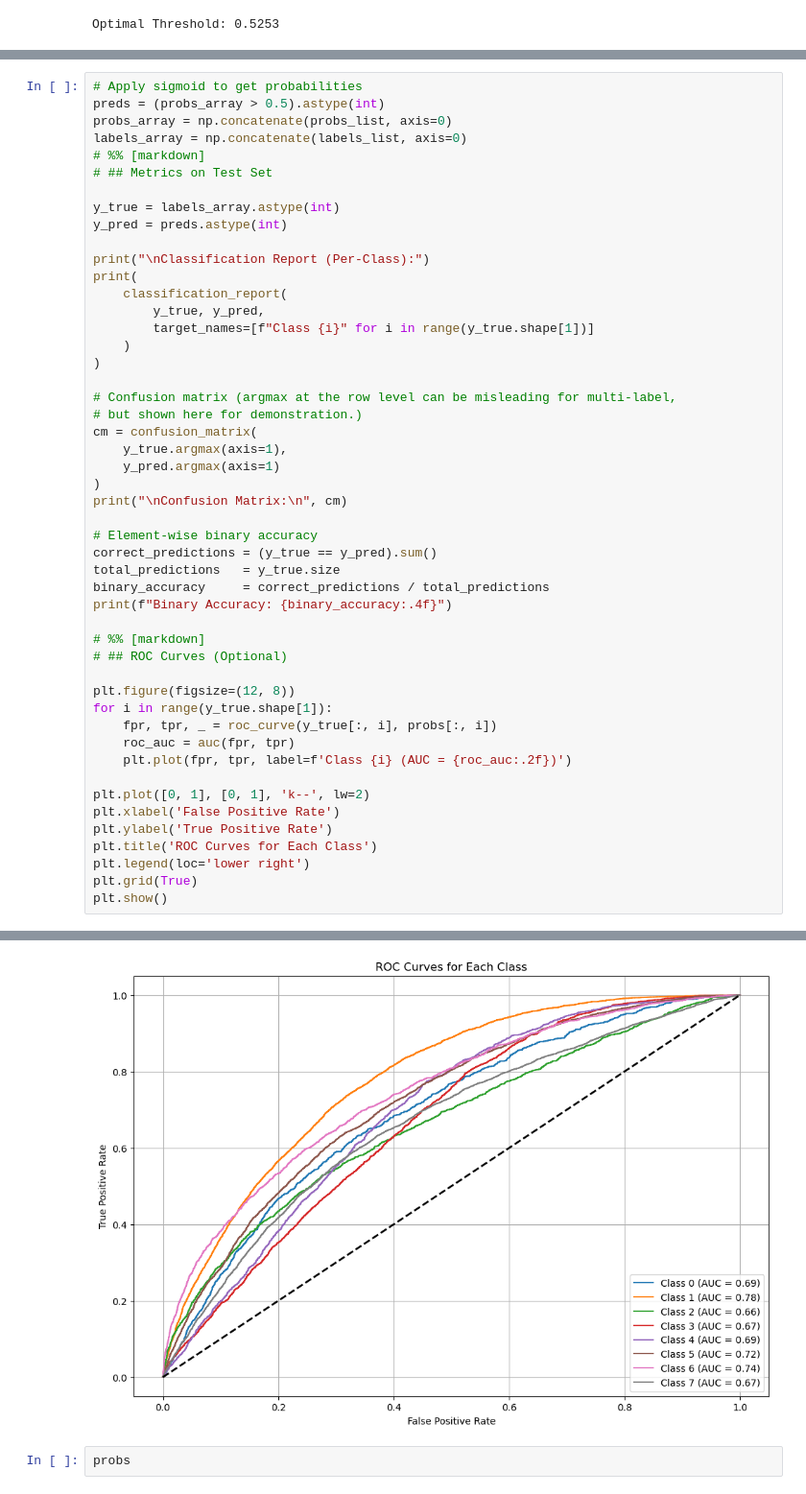
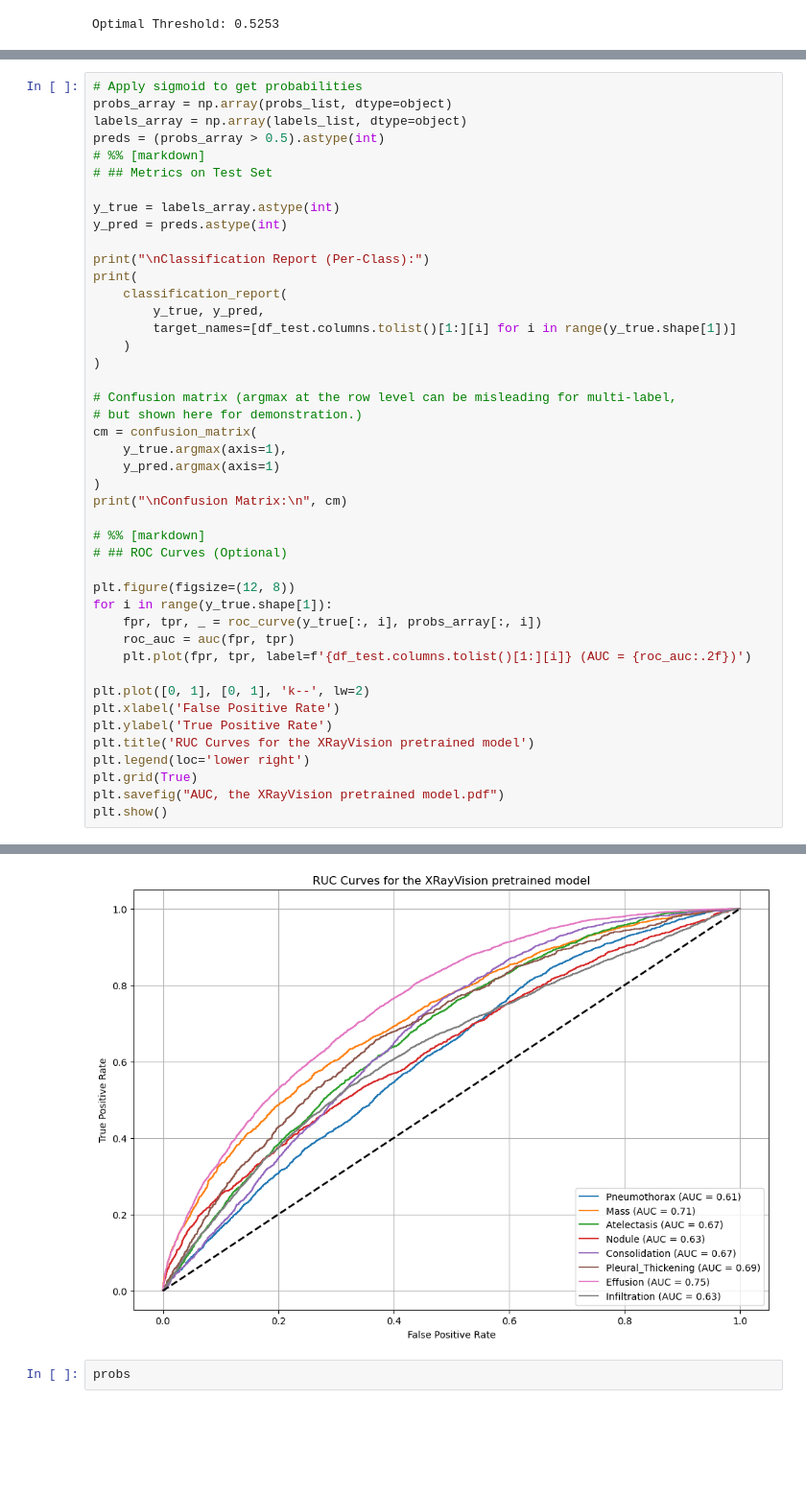
Before and after one commit to LaskawiecPiotr/X-ray-disease-detection, a Jupyter notebook: x-rayvision copy.ipynb, the cells around one changed output, grey strips where cells are left out. Shown at 96% size. Drawn from its saved outputs; the diff is of its cells as text; blank space fills up the shorter version.

Commit message:
Figures

```diff
--- a/x-rayvision copy.ipynb
+++ b/x-rayvision copy.ipynb
@@ -178,8 +163,8 @@ Optimal Threshold: 0.5253
 # %%
 # Apply sigmoid to get probabilities
+probs_array = np.array(probs_list, dtype=object)
+labels_array = np.array(labels_list, dtype=object)
 preds = (probs_array > 0.5).astype(int)
-probs_array = np.concatenate(probs_list, axis=0)
-labels_array = np.concatenate(labels_list, axis=0)
 # %% [markdown]
 # ## Metrics on Test Set
 
@@ -190,7 +175,7 @@ print("\nClassification Report (Per-Class):")
 print(
     classification_report(
         y_true, y_pred,
-        target_names=[f"Class {i}" for i in range(y_true.shape[1])]
+        target_names=[df_test.columns.tolist()[1:][i] for i in range(y_true.shape[1])]
     )
 )
 
@@ -202,27 +187,22 @@ cm = confusion_matrix(
 )
 print("\nConfusion Matrix:\n", cm)
 
-# Element-wise binary accuracy
-correct_predictions = (y_true == y_pred).sum()
-total_predictions   = y_true.size
-binary_accuracy     = correct_predictions / total_predictions
-print(f"Binary Accuracy: {binary_accuracy:.4f}")
-
 # %% [markdown]
 # ## ROC Curves (Optional)
 
 plt.figure(figsize=(12, 8))
 for i in range(y_true.shape[1]):
-    fpr, tpr, _ = roc_curve(y_true[:, i], probs[:, i])
+    fpr, tpr, _ = roc_curve(y_true[:, i], probs_array[:, i])
     roc_auc = auc(fpr, tpr)
-    plt.plot(fpr, tpr, label=f'Class {i} (AUC = {roc_auc:.2f})')
+    plt.plot(fpr, tpr, label=f'{df_test.columns.tolist()[1:][i]} (AUC = {roc_auc:.2f})')
 
 plt.plot([0, 1], [0, 1], 'k--', lw=2)
 plt.xlabel('False Positive Rate')
 plt.ylabel('True Positive Rate')
-plt.title('ROC Curves for Each Class')
+plt.title('RUC Curves for the XRayVision pretrained model')
 plt.legend(loc='lower right')
 plt.grid(True)
+plt.savefig("AUC, the XRayVision pretrained model.pdf")
 plt.show()
 # %% [output]
 Classification Report (Per-Class):
@@ -245,4 +225,4 @@ Binary Accuracy: 0.8876
-[figure, old version]
+[figure, new version]
 # %%
 probs
 # %% [output]
```
Also changed, not shown: parts of 8 cells of this notebook, 4 other files.
